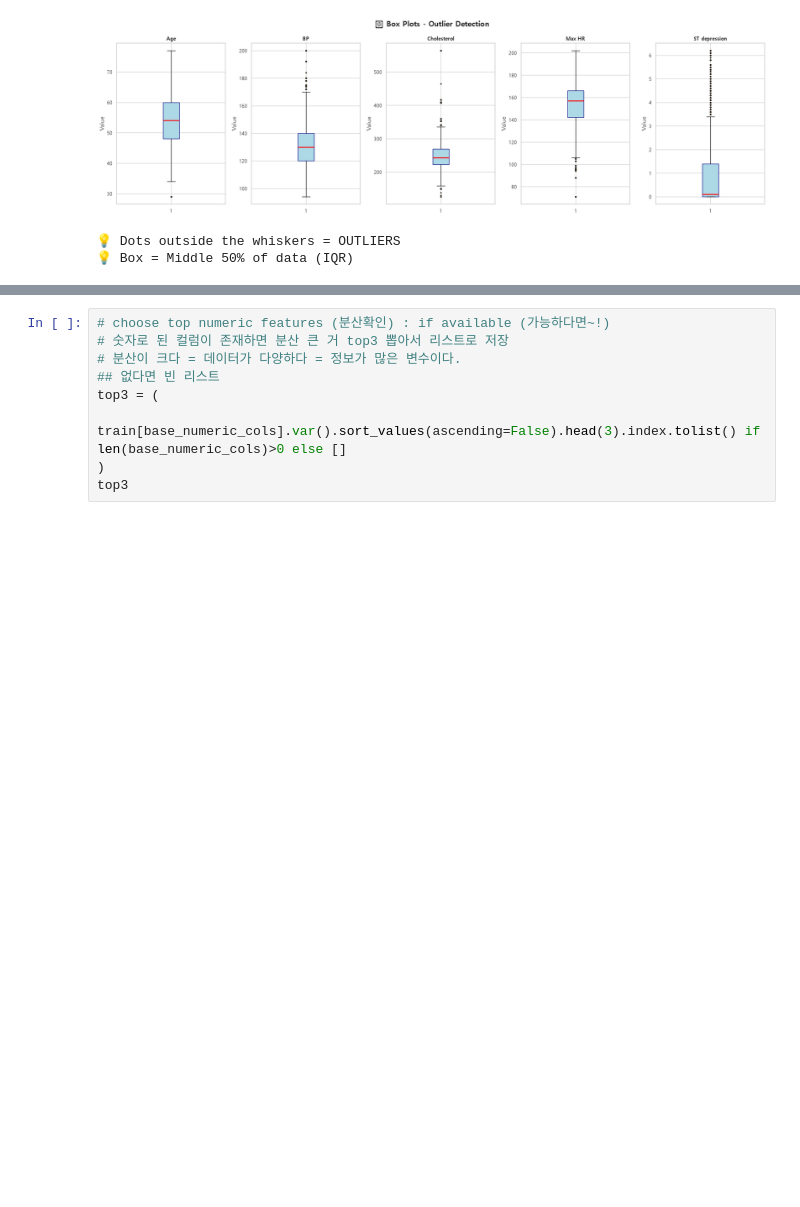
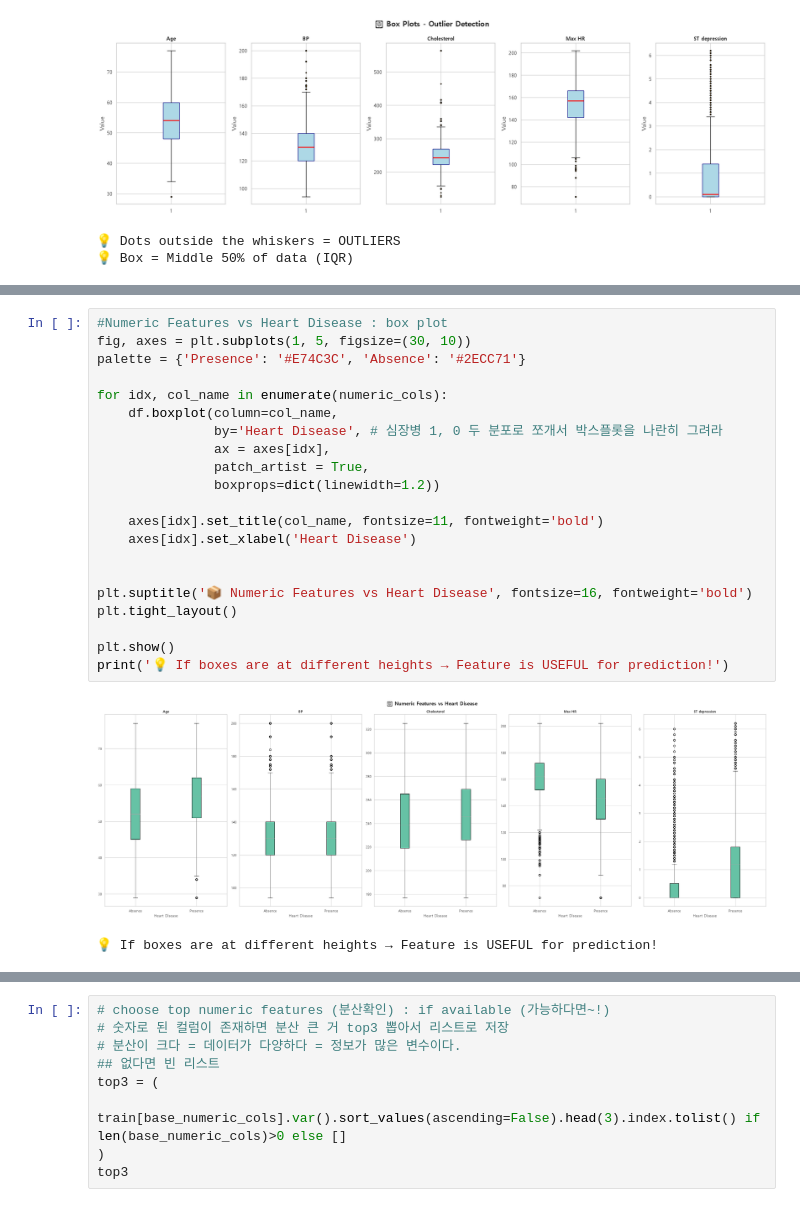
Before and after one commit to bongrybong/Data-Analysis-Study, a Jupyter notebook: 003_심장병pred.ipynb, the cells around one changed output, grey strips where cells are left out. Cells and saved outputs as stored; diff of their text form; blank space fills up the shorter version.

```diff
--- a/003_심장병pred.ipynb
+++ b/003_심장병pred.ipynb
@@ -517,0 +568,24 @@ display(dept_stats.head(10))
+# %%
+#Numeric Features vs Heart Disease : box plot
+fig, axes = plt.subplots(1, 5, figsize=(30, 10))
+palette = {'Presence': '#E74C3C', 'Absence': '#2ECC71'}
+
+for idx, col_name in enumerate(numeric_cols):
+    df.boxplot(column=col_name,
+               by='Heart Disease', # 심장병 1, 0 두 분포로 쪼개서 박스플롯을 나란히 그려라
+               ax = axes[idx],
+               patch_artist = True,
+               boxprops=dict(linewidth=1.2))
+
+    axes[idx].set_title(col_name, fontsize=11, fontweight='bold')
+    axes[idx].set_xlabel('Heart Disease')
+
+
+plt.suptitle('📦 Numeric Features vs Heart Disease', fontsize=16, fontweight='bold')
+plt.tight_layout()
+
+plt.show()
+print('💡 If boxes are at different heights → Feature is USEFUL for prediction!')
+# %% [output]
+[figure, added]
+💡 If boxes are at different heights → Feature is USEFUL for prediction!
```
Also changed, not shown: parts of 17 cells of this notebook.
